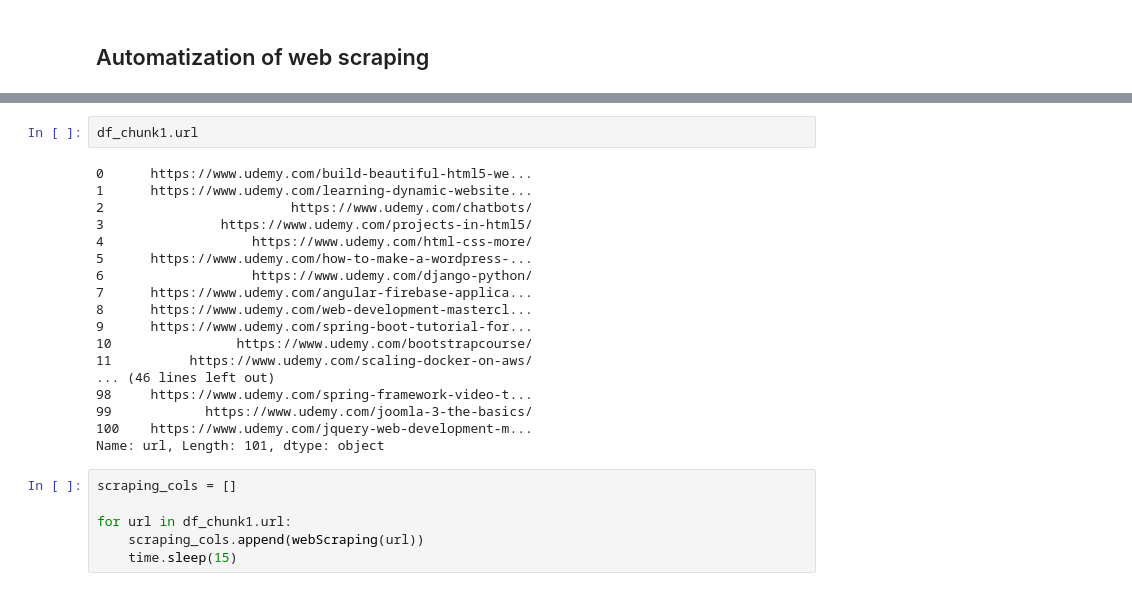
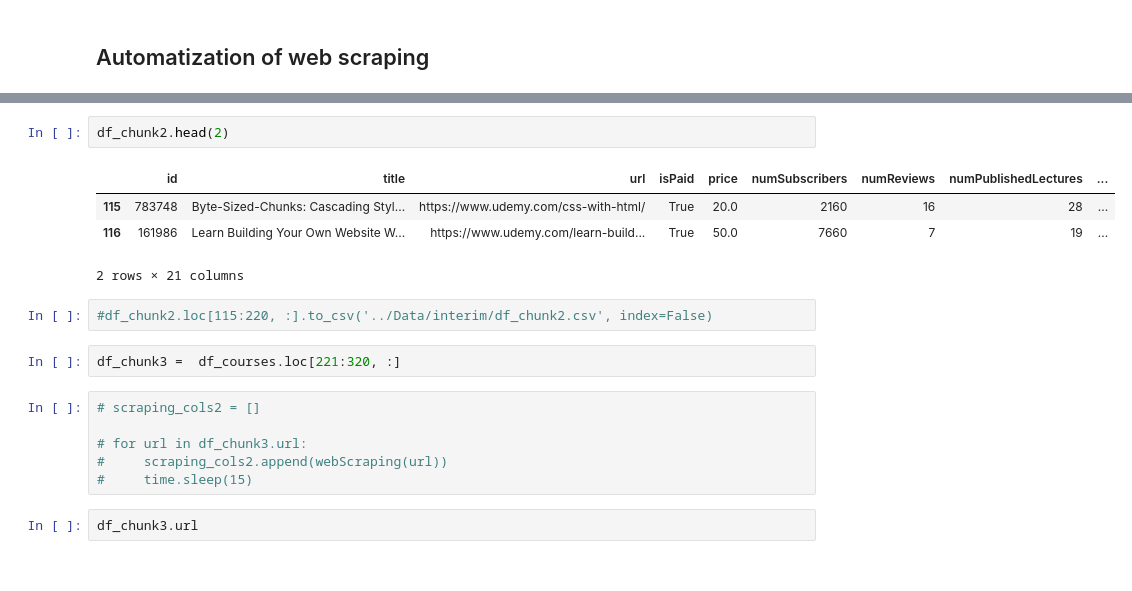
Before and after one commit to Daesparz/analysis_udemy_courses, a Jupyter notebook: Data_analysis/data_wranling_web_scraping.ipynb, the cells around one changed output, grey strips where cells are left out. Drawn from its saved outputs; the diff is of its cells as text.

```diff
--- a/Data_analysis/data_wranling_web_scraping.ipynb
+++ b/Data_analysis/data_wranling_web_scraping.ipynb
@@ -274,26 +251,19 @@ df_chunk1 =  df_courses.loc[0:100, :]
+# %%
+df_chunk2.head(2)
+# %% [output]
+|  | id | title | url | isPaid | price | numSubscribers | numReviews | numPublishedLectures | ... |
+| 115 | 783748 | Byte-Sized-Chunks: Cascading Styl... | https://www.udemy.com/css-with-html/ | True | 20.0 | 2160 | 16 | 28 | ... |
+| 116 | 161986 | Learn Building Your Own Website W... | https://www.udemy.com/learn-build... | True | 50.0 | 7660 | 7 | 19 | ... |
+2 rows × 21 columns
+# %%
+#df_chunk2.loc[115:220, :].to_csv('../Data/interim/df_chunk2.csv', index=False)
+# %%
+df_chunk3 =  df_courses.loc[221:320, :]
+# %%
+# scraping_cols2 = []
+
+# for url in df_chunk3.url:
+#     scraping_cols2.append(webScraping(url))
+#     time.sleep(15)
 # %%
-df_chunk1.url
+df_chunk3.url
-# %% [output]
-0      https://www.udemy.com/build-beautiful-html5-we...
-1      https://www.udemy.com/learning-dynamic-website...
-2                        https://www.udemy.com/chatbots/
-3               https://www.udemy.com/projects-in-html5/
-4                   https://www.udemy.com/html-css-more/
-5      https://www.udemy.com/how-to-make-a-wordpress-...
-6                   https://www.udemy.com/django-python/
-7      https://www.udemy.com/angular-firebase-applica...
-8      https://www.udemy.com/web-development-mastercl...
-9      https://www.udemy.com/spring-boot-tutorial-for...
-10                https://www.udemy.com/bootstrapcourse/
-11          https://www.udemy.com/scaling-docker-on-aws/
-... (46 lines left out)
-98     https://www.udemy.com/spring-framework-video-t...
-99            https://www.udemy.com/joomla-3-the-basics/
-100    https://www.udemy.com/jquery-web-development-m...
-Name: url, Length: 101, dtype: object
-# %%
-scraping_cols = []
-
-for url in df_chunk1.url:
-    scraping_cols.append(webScraping(url))
-    time.sleep(15)
```
Also changed, not shown: parts of 43 cells of this notebook.
